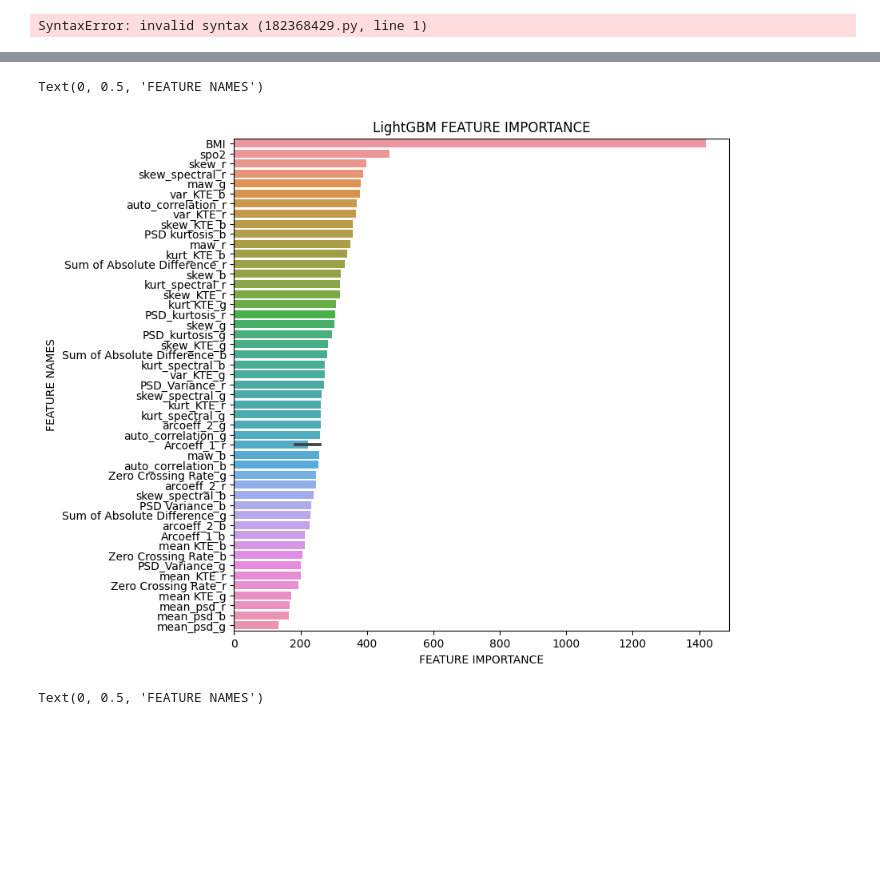
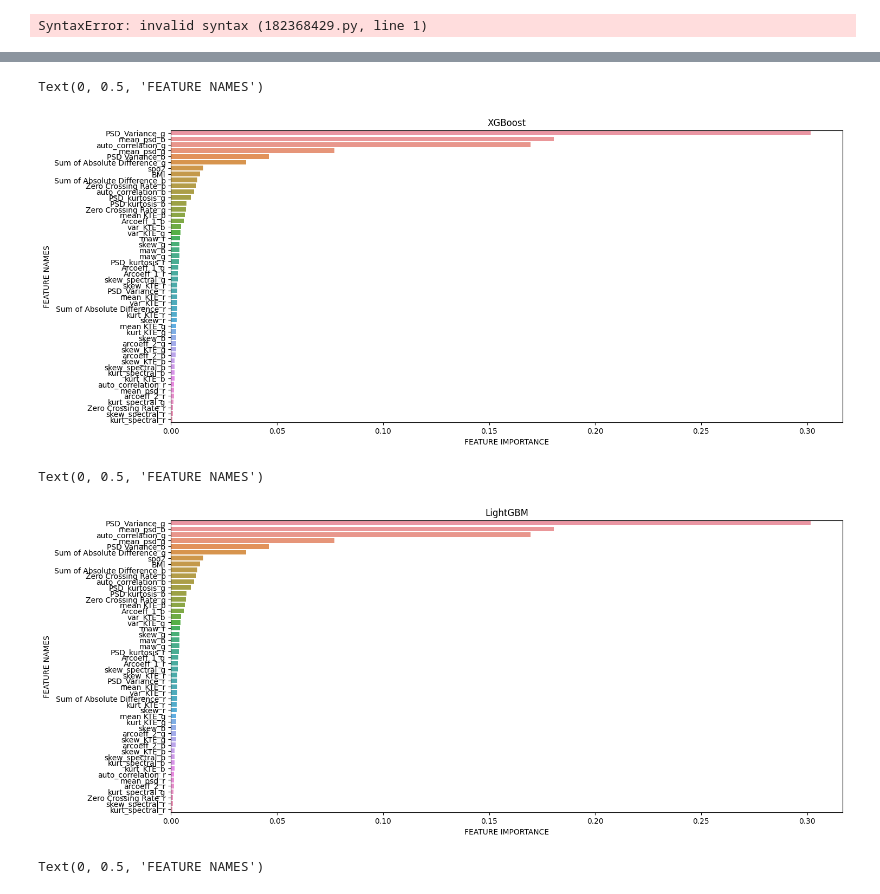
Before and after one commit to shamasatter/Estimating-HbA1c-from-PPG-using-ML, a Jupyter notebook: AC_DC_plot.ipynb, the cells around one changed output, grey strips where cells are left out. Drawn from its saved outputs; the diff is of its cells as text; code cells hidden in the pictures; blank space fills up the shorter version.

```diff
--- a/AC_DC_plot.ipynb
+++ b/AC_DC_plot.ipynb
@@ -1137,7 +1132,7 @@ features_frame = ['Arcoeff_1_r',
                   'kurt_KTE_r',
                   'var_KTE_r',
                   'mean_KTE_r',
-                  'Arcoeff_1_r',
+                  'Arcoeff_1_g',
                   'arcoeff_2_g',
                   'Zero Crossing Rate_g',
                   'skew_g','maw_g',
@@ -1160,0 +1220,32 @@ b= [ 185,  247,  195,  398,  349,  369,  319,  389,  334,  305,  270,
+# %%
+a=[0.00327181, 0.00150005, 0.00101234, 0.00262746, 0.00432669,
+       0.00154277, 0.000753  , 0.00093415, 0.0028593 , 0.00382966,
+       0.00301499, 0.00150654, 0.00301638, 0.00276226, 0.00287443,
+       0.0029961 , 0.003553  , 0.00244999, 0.00701886, 0.00409259,
+       0.0039074 , 0.16942735, 0.00116393, 0.00317   , 0.0353338 ,
+       0.00927814, 0.30171877, 0.07714007, 0.00244337, 0.00249784,
+       0.00442065, 0.00256273, 0.00590361, 0.00207569, 0.01192368,
+       0.00246634, 0.00398673, 0.01076736, 0.00174983, 0.00177111,
+       0.01242632, 0.00733792, 0.04621441, 0.18058655, 0.00179491,
+       0.00173627, 0.00465552, 0.00666366, 0.01527963, 0.01365405]
+# %%
+feature_importance = np.array(a)
+feature_names = np.array(features_frame)
+
+#Create a DataFrame using a Dictionary
+data={'feature_names':feature_names,'feature_importance':feature_importance}
+fi_df = pd.DataFrame(data)
+
+#Sort the DataFrame in order decreasing feature importance
+fi_df.sort_values(by=['feature_importance'], ascending=False,inplace=True)
+#Define size of bar plot
+plt.figure(figsize=(16,7))
+#Plot Searborn bar chart
+sns.barplot(x=fi_df['feature_importance'], y=fi_df['feature_names'])
+#Add chart labels
+plt.title('XGBoost')
+plt.xlabel('FEATURE IMPORTANCE')
+plt.ylabel('FEATURE NAMES')
+# %% [output]
+Text(0, 0.5, 'FEATURE NAMES')
+[figure, added]
@@ -1161,28 +1257,24 @@ b= [ 185,  247,  195,  398,  349,  369,  319,  389,  334,  305,  270,
 # %%
-feature_importance = np.array(b)
+feature_importance = np.array(a)
 feature_names = np.array(features_frame)
 
 #Create a DataFrame using a Dictionary
 data={'feature_names':feature_names,'feature_importance':feature_importance}
 fi_df = pd.DataFrame(data)
 
 #Sort the DataFrame in order decreasing feature importance
 fi_df.sort_values(by=['feature_importance'], ascending=False,inplace=True)
 #Define size of bar plot
-plt.figure(figsize=(
-
-
-
-    8,8))
+plt.figure(figsize=(16,7))
 #Plot Searborn bar chart
 sns.barplot(x=fi_df['feature_importance'], y=fi_df['feature_names'])
 #Add chart labels
-plt.title('LightGBM' + ' ' + 'FEATURE IMPORTANCE')
+plt.title('LightGBM')
 plt.xlabel('FEATURE IMPORTANCE')
 plt.ylabel('FEATURE NAMES')
 # %% [output]
 Text(0, 0.5, 'FEATURE NAMES')
-[figure, old version]
+[figure, new version]
 # %%
 a=[0.00210718, 0.00399288, 0.00114156, 0.00056639, 0.00058145,
        0.02805418, 0.00251183, 0.00373181, 0.02077615, 0.00064689,
```
Also changed, not shown: parts of 8 cells of this notebook, 8 other files.
